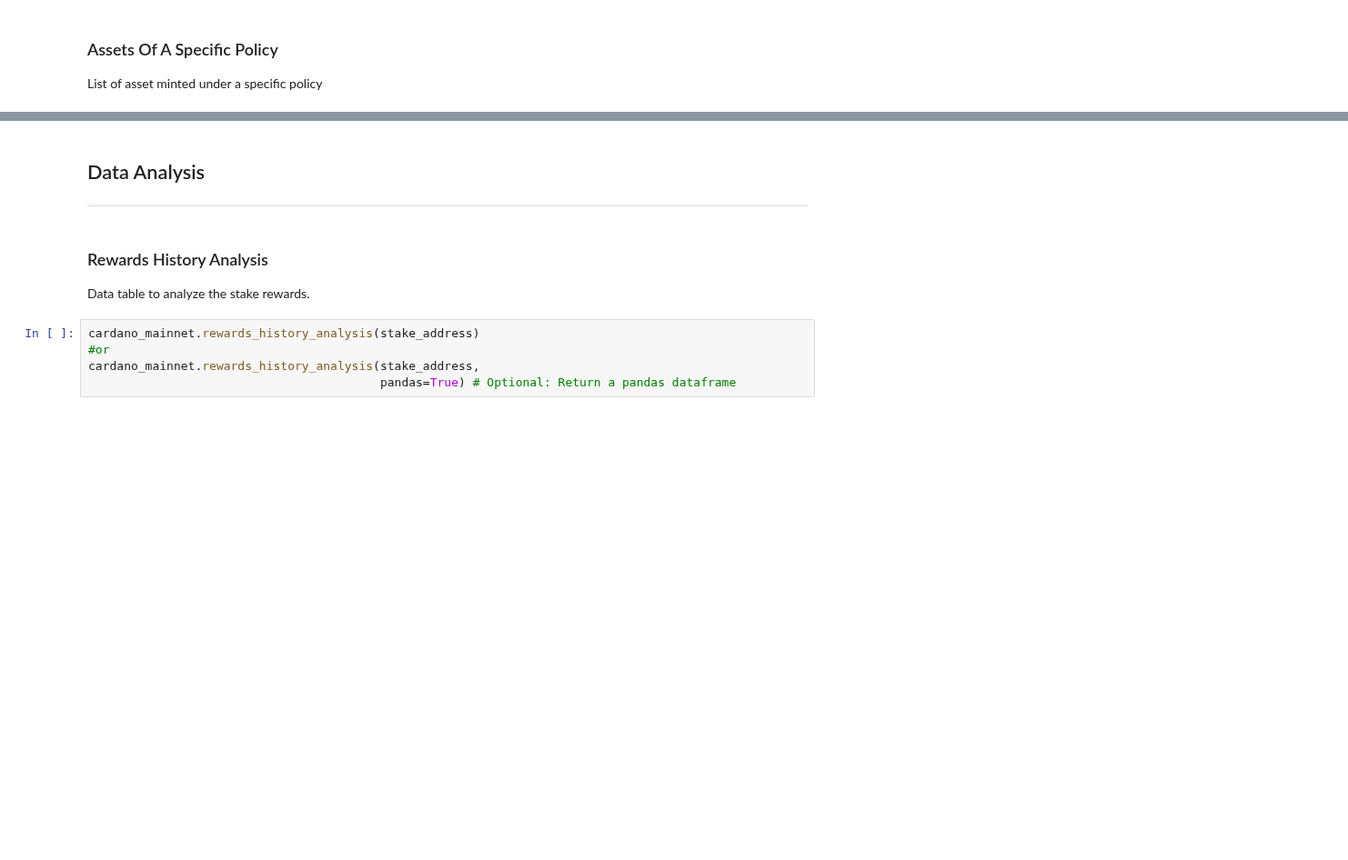
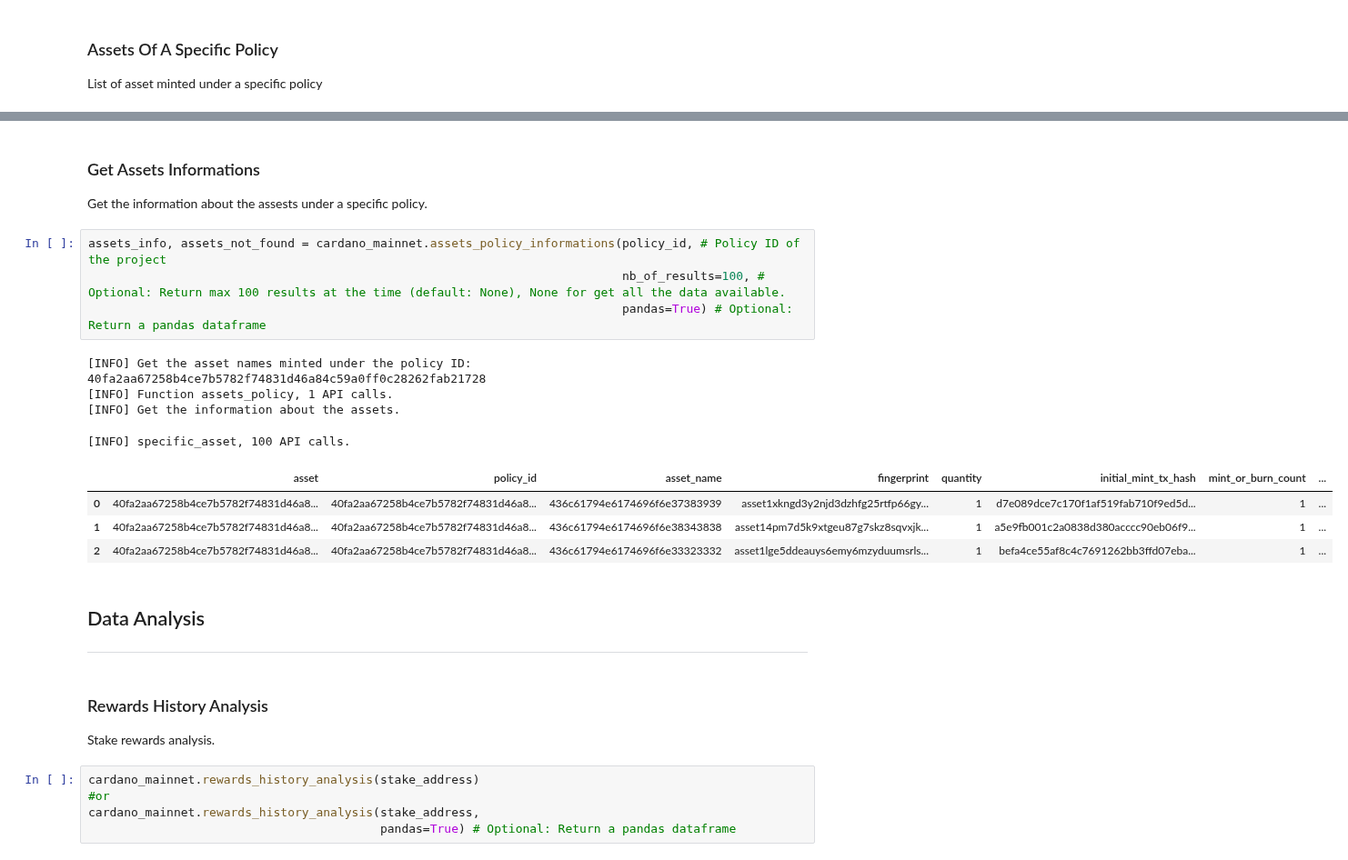
Before and after one commit to attadje/py-cardano-explorer, a Jupyter notebook: readme.ipynb, the cells around one changed output, grey strips where cells are left out. Shown at 91% size. Saved outputs shown, nothing was run; the diff lists cells and outputs as text; blank space fills up the shorter version.

```diff
--- a/readme.ipynb
+++ b/readme.ipynb
@@ -527,9 +536,25 @@ cardano_mainnet.assets_policy(policy_id,
+# %% [markdown]
+### Get Assets Informations
+Get the information about the assests under a specific policy.
+# %%
+assets_info, assets_not_found = cardano_mainnet.assets_policy_informations(policy_id, # Policy ID of the project
+                                                                           nb_of_results=100, # Optional: Return max 100 results at the time (default: None), None for get all the data available.
+                                                                           pandas=True) # Optional: Return a pandas dataframe
+# %% [output]
+[INFO] Get the asset names minted under the policy ID: 40fa2aa67258b4ce7b5782f74831d46a84c59a0ff0c28262fab21728
+[INFO] Function assets_policy, 1 API calls.
+[INFO] Get the information about the assets.
+[INFO] specific_asset, 100 API calls.
+|  | asset | policy_id | asset_name | fingerprint | quantity | initial_mint_tx_hash | mint_or_burn_count | ... |
+| 0 | 40fa2aa67258b4ce7b5782f74831d46a8... | 40fa2aa67258b4ce7b5782f74831d46a8... | 436c61794e6174696f6e37383939 | asset1xkngd3y2njd3dzhfg25rtfp66gy... | 1 | d7e089dce7c170f1af519fab710f9ed5d... | 1 | ... |
+| 1 | 40fa2aa67258b4ce7b5782f74831d46a8... | 40fa2aa67258b4ce7b5782f74831d46a8... | 436c61794e6174696f6e38343838 | asset14pm7d5k9xtgeu87g7skz8sqvxjk... | 1 | a5e9fb001c2a0838d380acccc90eb06f9... | 1 | ... |
+| 2 | 40fa2aa67258b4ce7b5782f74831d46a8... | 40fa2aa67258b4ce7b5782f74831d46a8... | 436c61794e6174696f6e33323332 | asset1lge5ddeauys6emy6mzyduumsrls... | 1 | befa4ce55af8c4c7691262bb3ffd07eba... | 1 | ... |
 # %% [markdown]
 ## Data Analysis
 ___
 # %% [markdown]
 ### Rewards History Analysis
-Data table to analyze the stake rewards.
+Stake rewards analysis.
 # %%
 cardano_mainnet.rewards_history_analysis(stake_address)
 #or
```
Also changed, not shown: parts of 14 cells of this notebook, 4 other files.
